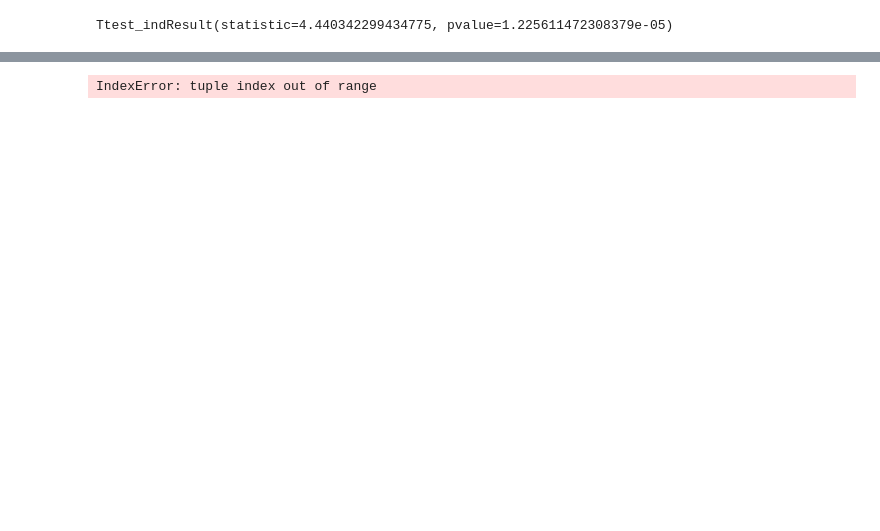
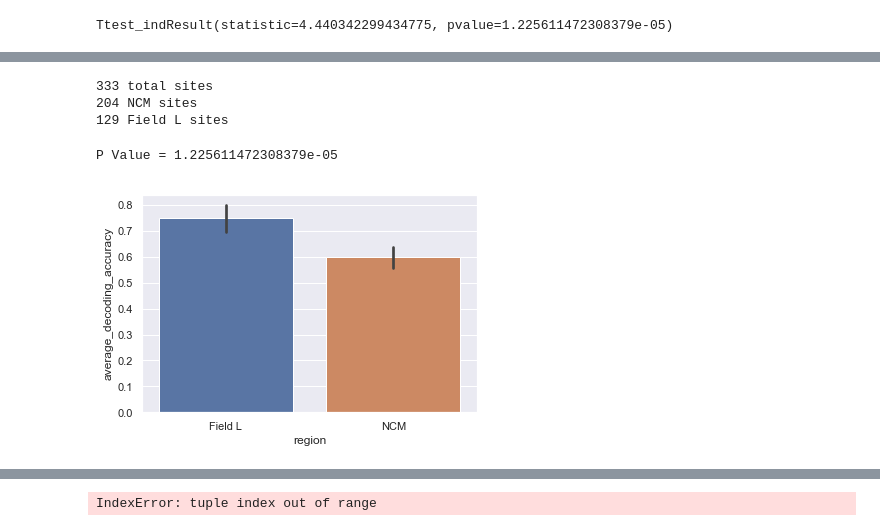
Before and after one commit to dnatanov/dnlab, a Jupyter notebook: exploratory_analysis.ipynb, the cells around one changed output, grey strips where cells are left out. Saved outputs shown, nothing was run; the diff lists cells and outputs as text; code cells hidden in the pictures; blank space fills up the shorter version.

```diff
--- a/exploratory_analysis.ipynb
+++ b/exploratory_analysis.ipynb
@@ -387,0 +254,20 @@ contrast_df = pd.concat([l_c_df, ncm_c_df])
+# %%
+ncm = contrast_df[(contrast_df["region"] == "NCM")]
+fieldl = contrast_df[(contrast_df["region"] == "Field L")]
+# %%
+print str(len(contrast_df)) + " total sites"
+print str(len(ncm)) + " NCM sites"
+print str(len(fieldl)) + " Field L sites"
+# %% [output]
+333 total sites
+204 NCM sites
+129 Field L sites
+# %%
+sns.set()
+sns.barplot(x="region", y='average_decoding_accuracy', data=contrast_df)
+stat,pval = sst.ttest_ind(ncm.average_decoding_accuracy , fieldl.average_decoding_accuracy)
+print "P Value = "+str(pval)
+plt.show()
+# %% [output]
+P Value = 1.225611472308379e-05
+[figure, added]
```
Also changed, not shown: parts of 29 cells of this notebook, 2 other files.
